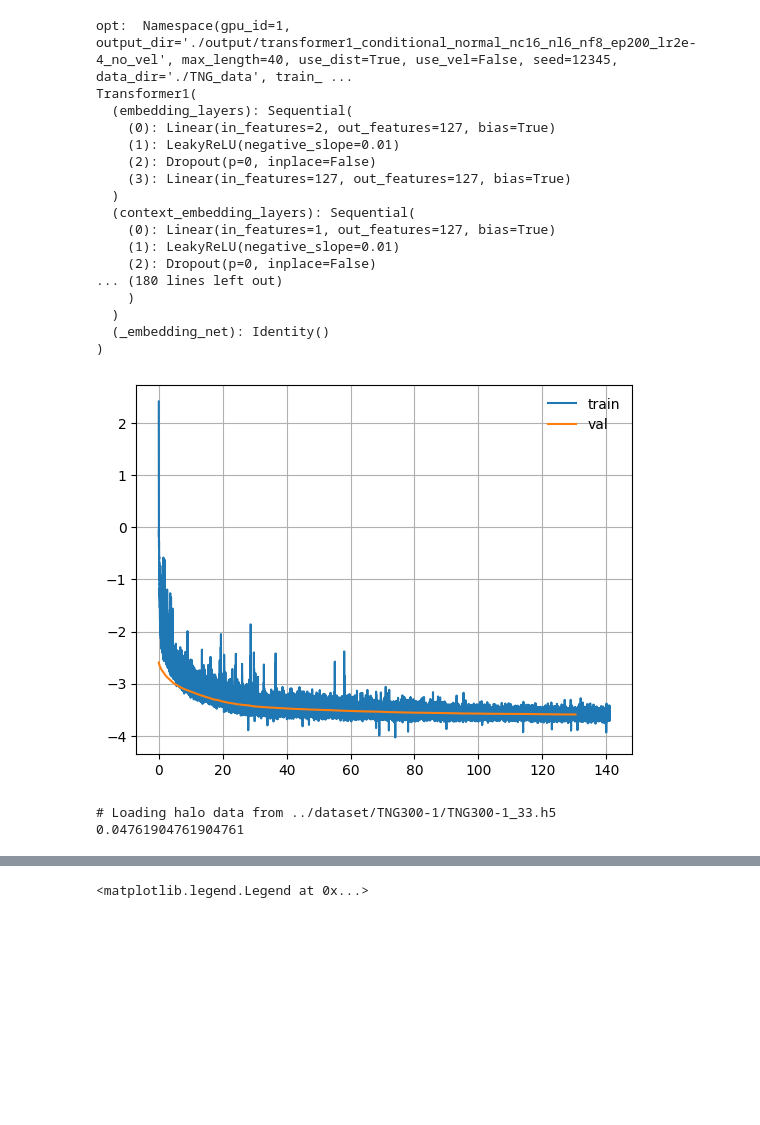
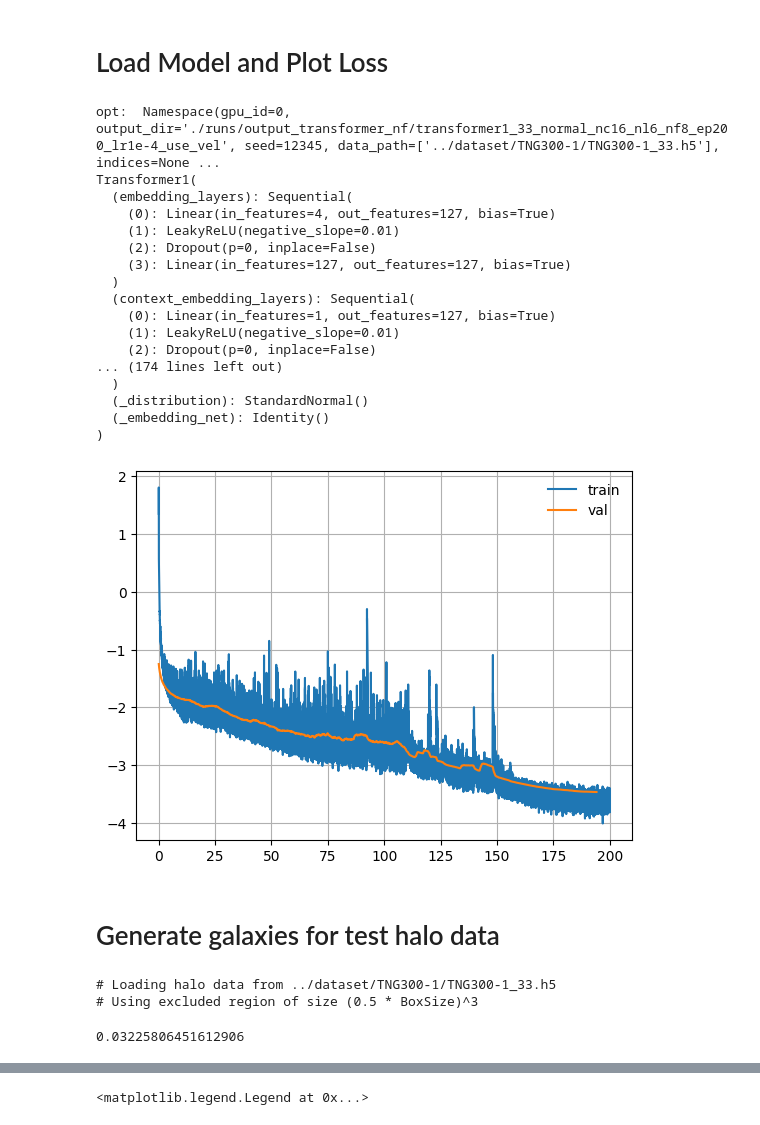
Before and after one commit to knmoriwaki/cosmoglint, a Jupyter notebook: notebooks/plot_transformer_nf.ipynb, the cells around one changed output, grey strips where cells are left out. Saved outputs shown, nothing was run; the diff lists cells and outputs as text; code cells hidden in the pictures; blank space fills up the shorter version.

```diff
--- a/notebooks/plot_transformer_nf.ipynb
+++ b/notebooks/plot_transformer_nf.ipynb
@@ -35,7 +84,12 @@ def plot_running_mean(x, y, window_size, show_diff=False, **kwargs):
 base_dir = "../scripts/runs/output_transformer_nf"
+# %% [markdown]
+# Load Model and Plot Loss
 # %%
-model_dir = "{}/transformer1_conditional_normal_nc16_nl6_nf8_ep200_lr2e-4_no_vel".format(base_dir)
-data_dir = "TNG_data"
+model_dir = "{}/transformer1_33_normal_nc16_nl6_nf8_ep200_lr1e-4_use_vel".format(base_dir)
+#model_dir = "{}/transformer1_33_normal_nc16_nl6_nf8_ep1000_lr1e-5_use_vel".format(base_dir)
+
+output_dir = "{}/figures".format(model_dir)
+os.makedirs(output_dir, exist_ok=True)
 
 ### plot loss
 loss = np.loadtxt("{}/log.txt".format(model_dir), comments="#")
@@ -55,50 +109,56 @@ with open("{}/args.json".format(model_dir), "r") as f:
 print("opt: ", opt)
 
 ### load model
 load_file_option = ""
 
 model, flow = transformer_nf_model(opt)
 
 model.to(device)
 model.load_state_dict(torch.load("{}/model{}.pth".format(model_dir, load_file_option)))
 model.eval()
 print(model)
 
 flow.to(device)
 flow.load_state_dict(torch.load("{}/flow{}.pth".format(model_dir, load_file_option)))
 flow.eval()
 print(flow)
 # %% [output]
-opt:  Namespace(gpu_id=1, output_dir='./output/transformer1_conditional_normal_nc16_nl6_nf8_ep200_lr2e-4_no_vel', max_length=40, use_dist=True, use_vel=False, seed=12345, data_dir='./TNG_data', train_ ...
+opt:  Namespace(gpu_id=0, output_dir='./runs/output_transformer_nf/transformer1_33_normal_nc16_nl6_nf8_ep200_lr1e-4_use_vel', seed=12345, data_path=['../dataset/TNG300-1/TNG300-1_33.h5'], indices=None ...
 Transformer1(
   (embedding_layers): Sequential(
-    (0): Linear(in_features=2, out_features=127, bias=True)
+    (0): Linear(in_features=4, out_features=127, bias=True)
     (1): LeakyReLU(negative_slope=0.01)
     (2): Dropout(p=0, inplace=False)
     (3): Linear(in_features=127, out_features=127, bias=True)
   )
   (context_embedding_layers): Sequential(
     (0): Linear(in_features=1, out_features=127, bias=True)
     (1): LeakyReLU(negative_slope=0.01)
     (2): Dropout(p=0, inplace=False)
-... (180 lines left out)
-    )
+... (174 lines left out)
   )
+  (_distribution): StandardNormal()
   (_embedding_net): Identity()
 )
-[figure, old version]
+[figure, new version]
+# %% [markdown]
+# Generate galaxies for test halo data
 # %%
 ### True data ###
 data_path = "../dataset/TNG300-1/TNG300-1_33.h5"
 ndata = None
 #ndata = 10000
-dataset_true = MyDataset(data_path, input_features=opt.input_features, output_features=opt.output_features, norm_param_dict=opt.norm_param_dict, max_length=opt.max_length, ndata=ndata)
+
+dataset_true = MyDataset(data_path, input_features=opt.input_features, output_features=opt.output_features, norm_param_dict=opt.norm_param_dict, max_length=opt.max_length, ndata=ndata, exclude_ratio=opt.exclude_ratio, use_excluded_region=True)
+#dataset_true = MyDataset(data_path, input_features=opt.input_features, output_features=opt.output_features, norm_param_dict=opt.norm_param_dict, max_length=opt.max_length, ndata=ndata)
+
 x_true = dataset_true.x
 y_true = dataset_true.y_padded
 
 ### model output ###
-threshold = normalize(0.1, opt.output_features[0], opt.norm_param_dict)
+threshold = normalize(1e-3, opt.output_features[0], opt.norm_param_dict)
 print(threshold)
+
 
 count = 0
 generated = []
@@ -107,8 +167,9 @@ num_batch = (len(x_true) + batch_size - 1) // batch_size
 count = 0
 for i in tqdm(range(num_batch)):
     tmp = x_true[count:count+batch_size].to(device)
-    #gen = generate(model, flow, tmp, stop_predictor=stop_predictor)
-    gen = generate(model, flow, tmp, stop_threshold=threshold)
+    with torch.no_grad():
+        #gen = generate(model, flow, tmp, stop_predictor=stop_predictor)
+        gen = generate(model, flow, tmp, stop_threshold=threshold) #, prob_threshold=1e-5)
     generated.append(gen)
 
     count += batch_size
@@ -120,4 +181,5 @@ y_true = y_true.detach().cpu().numpy()
 generated = generated.detach().cpu().numpy()
 # %% [output]
 # Loading halo data from ../dataset/TNG300-1/TNG300-1_33.h5
-0.04761904761904761
+# Using excluded region of size (0.5 * BoxSize)^3
+0.03225806451612906
```
Also changed, not shown: parts of 15 cells of this notebook, 7 other files.
